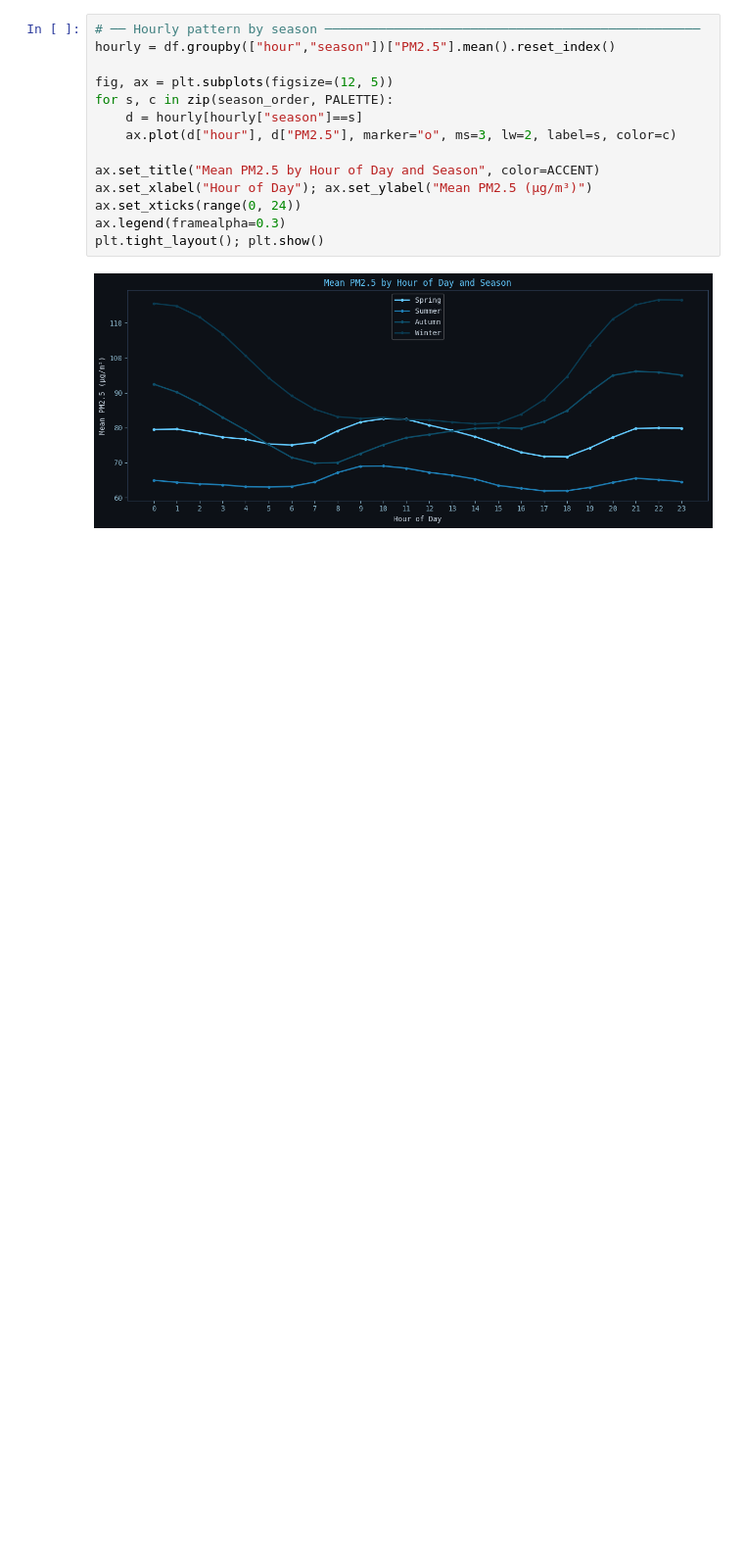
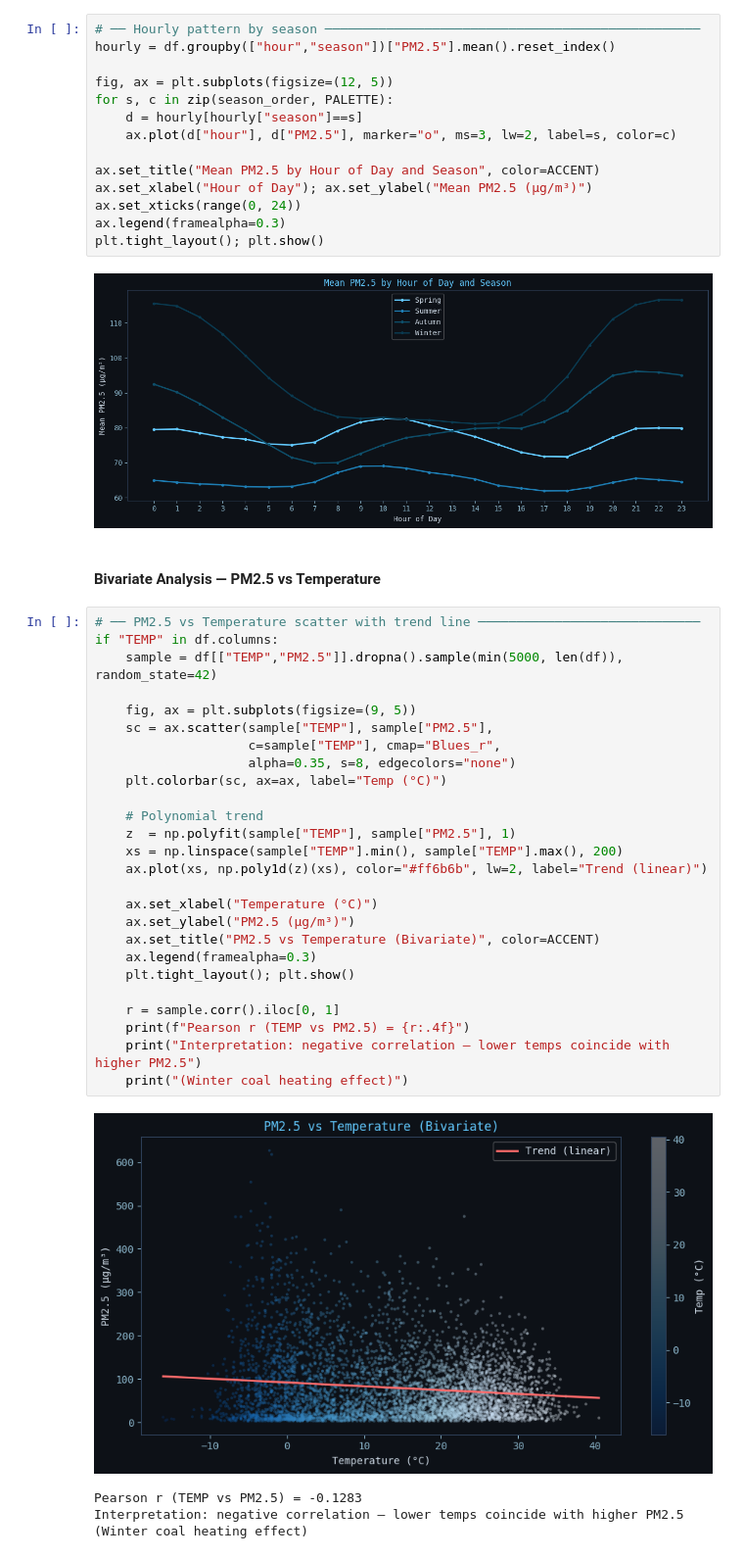
Before and after one commit to Jiyaulhaq1432/Data-Analysis-Air-quality-Analyser-web-app, a Jupyter notebook: Beijing_AQA.ipynb, the cells around one changed output. Shown at 98% size. Saved outputs shown, nothing was run; the diff lists cells and outputs as text; blank space fills up the shorter version.

Commit message:
Added all visualisations

```diff
--- a/Beijing_AQA.ipynb
+++ b/Beijing_AQA.ipynb
@@ -1746,3 +1746,36 @@ ax.legend(framealpha=0.3)
 plt.tight_layout(); plt.show()
 # %% [output]
 [figure]
+# %% [markdown]
+#### Bivariate Analysis — PM2.5 vs Temperature
+# %%
+# ── PM2.5 vs Temperature scatter with trend line ─────────────────────────────
+if "TEMP" in df.columns:
+    sample = df[["TEMP","PM2.5"]].dropna().sample(min(5000, len(df)), random_state=42)
+
+    fig, ax = plt.subplots(figsize=(9, 5))
+    sc = ax.scatter(sample["TEMP"], sample["PM2.5"],
+                    c=sample["TEMP"], cmap="Blues_r",
+                    alpha=0.35, s=8, edgecolors="none")
+    plt.colorbar(sc, ax=ax, label="Temp (°C)")
+
+    # Polynomial trend
+    z  = np.polyfit(sample["TEMP"], sample["PM2.5"], 1)
+    xs = np.linspace(sample["TEMP"].min(), sample["TEMP"].max(), 200)
+    ax.plot(xs, np.poly1d(z)(xs), color="#ff6b6b", lw=2, label="Trend (linear)")
+
+    ax.set_xlabel("Temperature (°C)")
+    ax.set_ylabel("PM2.5 (μg/m³)")
+    ax.set_title("PM2.5 vs Temperature (Bivariate)", color=ACCENT)
+    ax.legend(framealpha=0.3)
+    plt.tight_layout(); plt.show()
+
+    r = sample.corr().iloc[0, 1]
+    print(f"Pearson r (TEMP vs PM2.5) = {r:.4f}")
+    print("Interpretation: negative correlation — lower temps coincide with higher PM2.5")
+    print("(Winter coal heating effect)")
+# %% [output]
+[figure, added]
+Pearson r (TEMP vs PM2.5) = -0.1283
+Interpretation: negative correlation — lower temps coincide with higher PM2.5
+(Winter coal heating effect)
```
Also changed, not shown: parts of 4 cells of this notebook.
